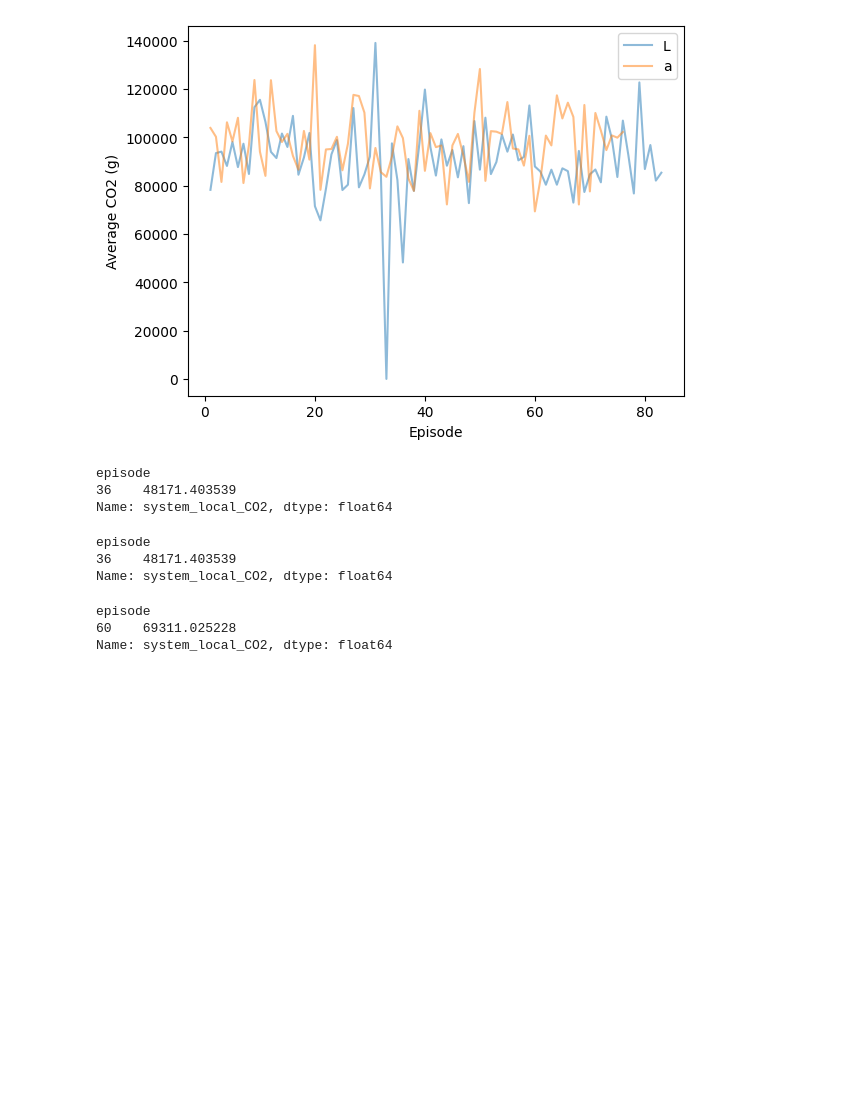
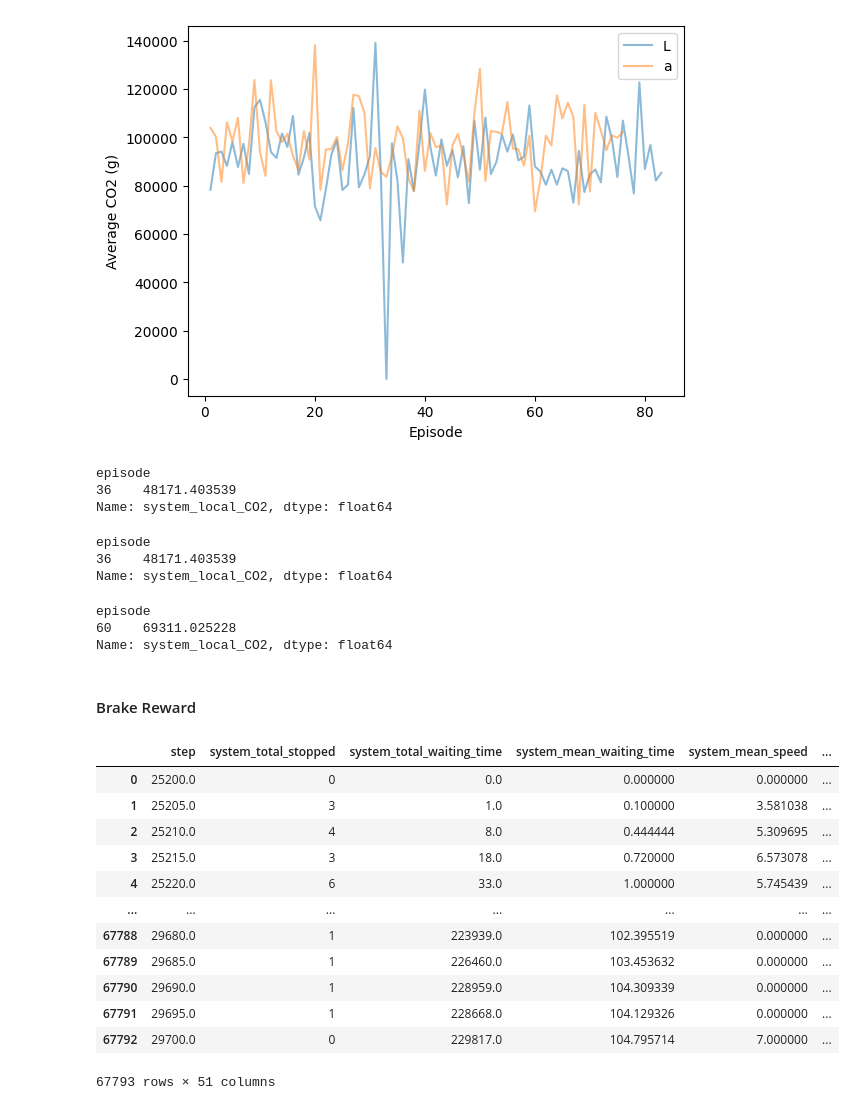
Before and after one commit to karstenk9/rl_traffic_signal_optimization, a Jupyter notebook: notebooks/ppo_output_analysis.ipynb, the cells around one changed output. Cells and saved outputs as stored; diff of their text form; code cells hidden in the pictures; blank space fills up the shorter version.

Commit message:
add combined reward;tidy uo files

```diff
--- a/notebooks/ppo_output_analysis.ipynb
+++ b/notebooks/ppo_output_analysis.ipynb
@@ -650,3 +650,33 @@ grouped_queue['system_local_CO2'][grouped_queue['system_last_reward'] == grouped
 episode
 60    69311.025228
 Name: system_local_CO2, dtype: float64
+# %% [markdown]
+#### Brake Reward
+# %%
+inputdir = '../src/data/model_outputs/'
+
+i = 1
+df_brake = pd.DataFrame()
+for file in os.listdir(inputdir):
+    if file.startswith('minimizebrake'):
+        # create dataframe for all files that start with avg_speed
+        temp_df_brake = pd.read_csv(os.path.join(inputdir, file))
+        temp_df_brake['episode'] = i
+        df_brake = df_brake.append(temp_df_brake, ignore_index=True)
+        i += 1
+# %%
+df_brake
+# %% [output]
+|  | step | system_total_stopped | system_total_waiting_time | system_mean_waiting_time | system_mean_speed | ... |
+| 0 | 25200.0 | 0 | 0.0 | 0.000000 | 0.000000 | ... |
+| 1 | 25205.0 | 3 | 1.0 | 0.100000 | 3.581038 | ... |
+| 2 | 25210.0 | 4 | 8.0 | 0.444444 | 5.309695 | ... |
+| 3 | 25215.0 | 3 | 18.0 | 0.720000 | 6.573078 | ... |
+| 4 | 25220.0 | 6 | 33.0 | 1.000000 | 5.745439 | ... |
+| ... | ... | ... | ... | ... | ... | ... |
+| 67788 | 29680.0 | 1 | 223939.0 | 102.395519 | 0.000000 | ... |
+| 67789 | 29685.0 | 1 | 226460.0 | 103.453632 | 0.000000 | ... |
+| 67790 | 29690.0 | 1 | 228959.0 | 104.309339 | 0.000000 | ... |
+| 67791 | 29695.0 | 1 | 228668.0 | 104.129326 | 0.000000 | ... |
+| 67792 | 29700.0 | 0 | 229817.0 | 104.795714 | 7.000000 | ... |
+67793 rows × 51 columns
```
Also changed, not shown: parts of 5 cells of this notebook, 15 other files.
